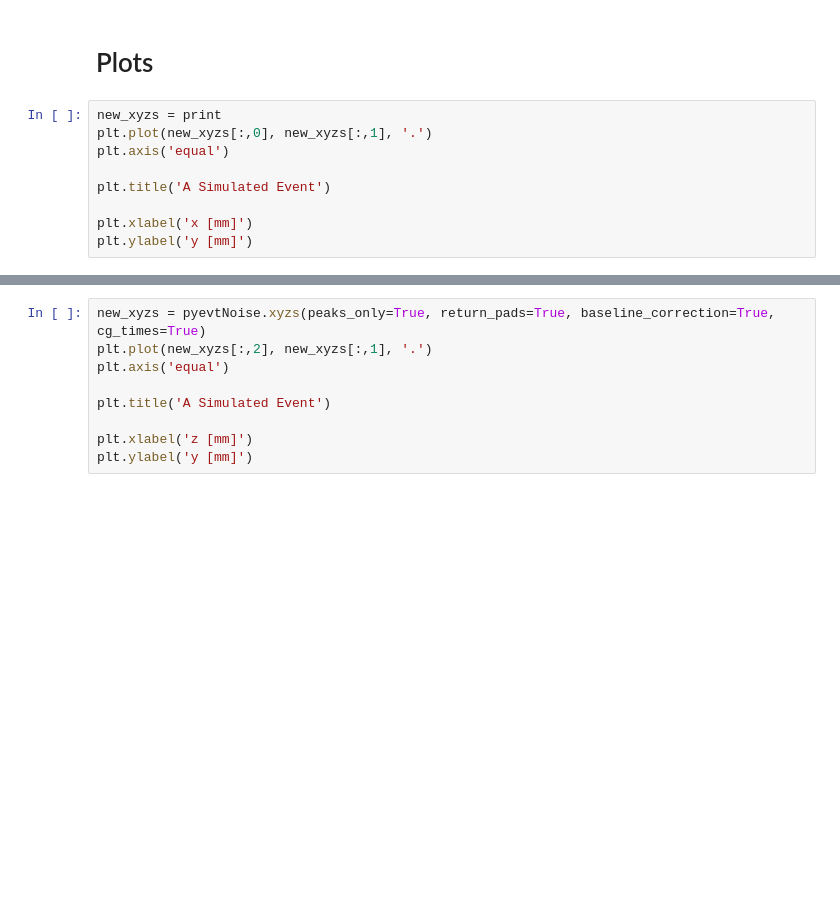
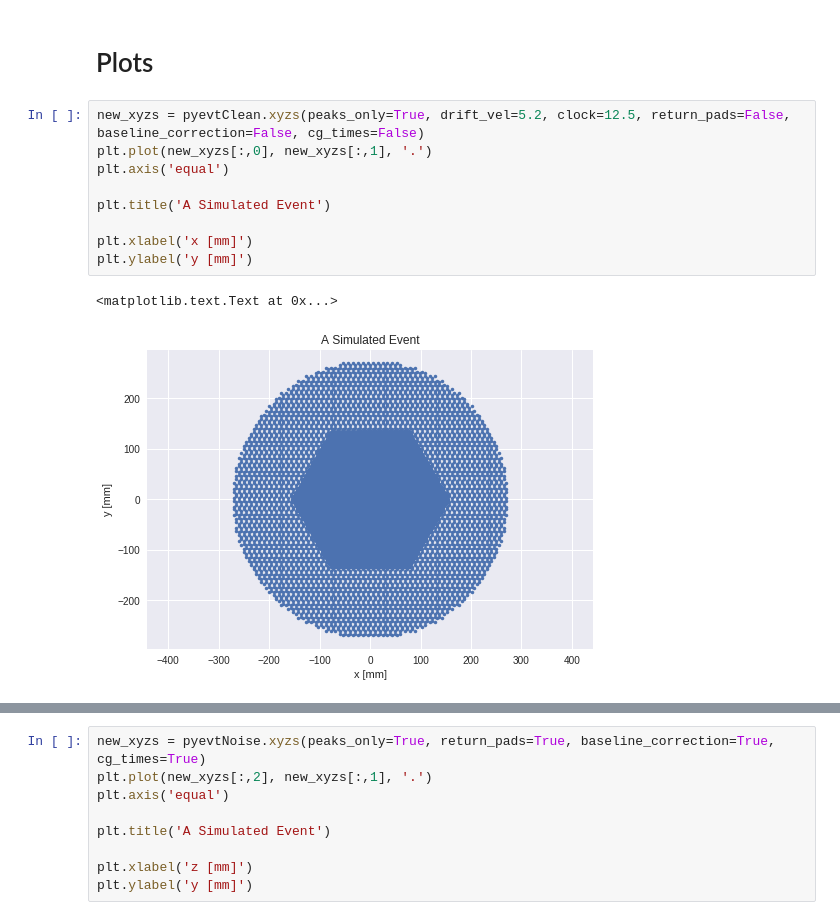
Before and after one commit to jtaylorz/attpc-event-classification, a Jupyter notebook: jupyter-notebooks/SimTest_p.ipynb, the cells around one changed output, grey strips where cells are left out. Saved outputs shown, nothing was run; the diff lists cells and outputs as text; blank space fills up the shorter version.

```diff
--- a/jupyter-notebooks/SimTest_p.ipynb
+++ b/jupyter-notebooks/SimTest_p.ipynb
@@ -148,14 +186,17 @@ print(pyevtClipNoise)
 # %% [markdown]
 # Plots
 # %%
-new_xyzs = print
+new_xyzs = pyevtClean.xyzs(peaks_only=True, drift_vel=5.2, clock=12.5, return_pads=False, baseline_correction=False, cg_times=False)
 plt.plot(new_xyzs[:,0], new_xyzs[:,1], '.')
 plt.axis('equal')
 
 plt.title('A Simulated Event')
 
 plt.xlabel('x [mm]')
 plt.ylabel('y [mm]')
+# %% [output]
+<matplotlib.text.Text at 0x...>
+[figure, added]
 # %%
 fig, ax = plt.subplots(1, 2, squeeze=True, figsize=(18, 6))
 
```
Also changed, not shown: parts of 8 cells of this notebook, 5 other files.
